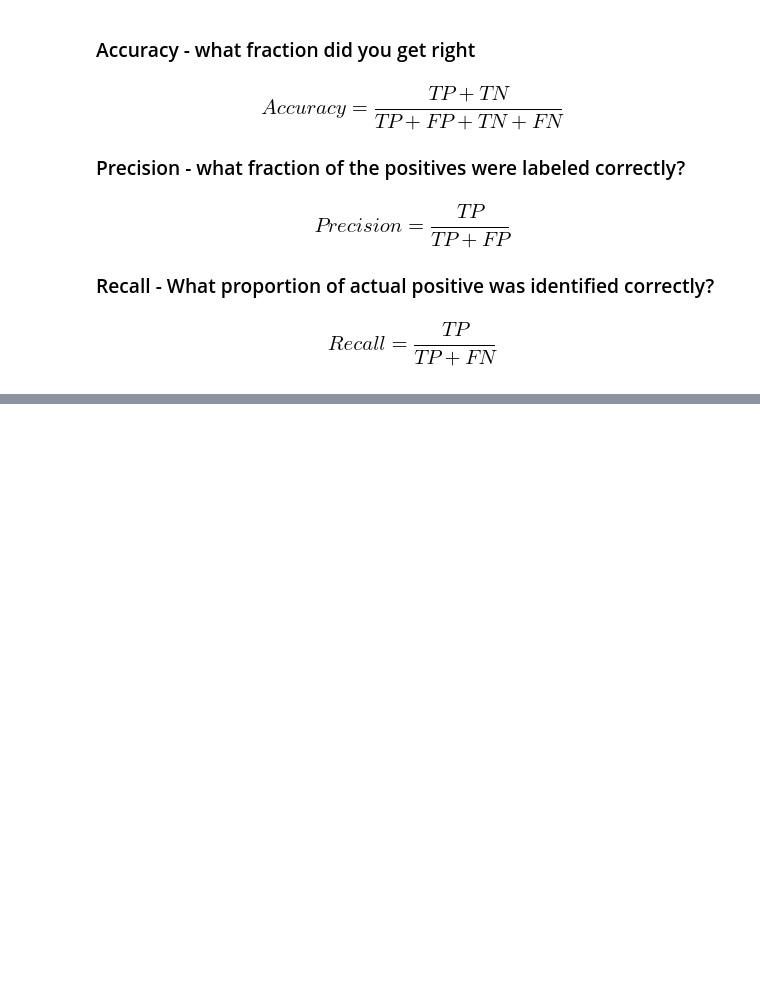
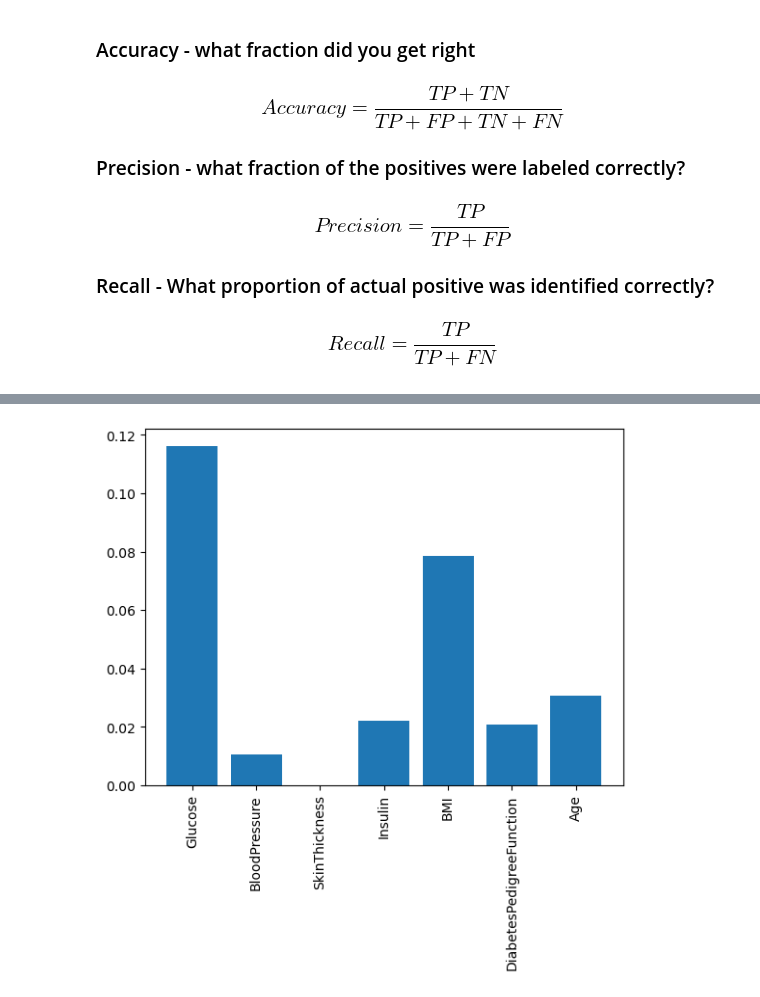
Before and after one commit to rameshsrinivasanuci/COGS106_F23, a Jupyter notebook: Lectures/Decision_Trees.ipynb, the cells around one changed output, grey strips where cells are left out. Drawn from its saved outputs; the diff is of its cells as text; code cells hidden in the pictures; blank space fills up the shorter version.

```diff
--- a/Lectures/Decision_Trees.ipynb
+++ b/Lectures/Decision_Trees.ipynb
@@ -158,0 +309,7 @@ plt.show()
+# %%
+result = permutation_importance(rf_pima,X_test,y_test,n_repeats = 10)
+plt.bar(feature_names,result['importances_mean'])
+plt.xticks(feature_names,rotation=90)
+plt.show()
+# %% [output]
+[figure, added]
```
Also changed, not shown: parts of 19 cells of this notebook.
